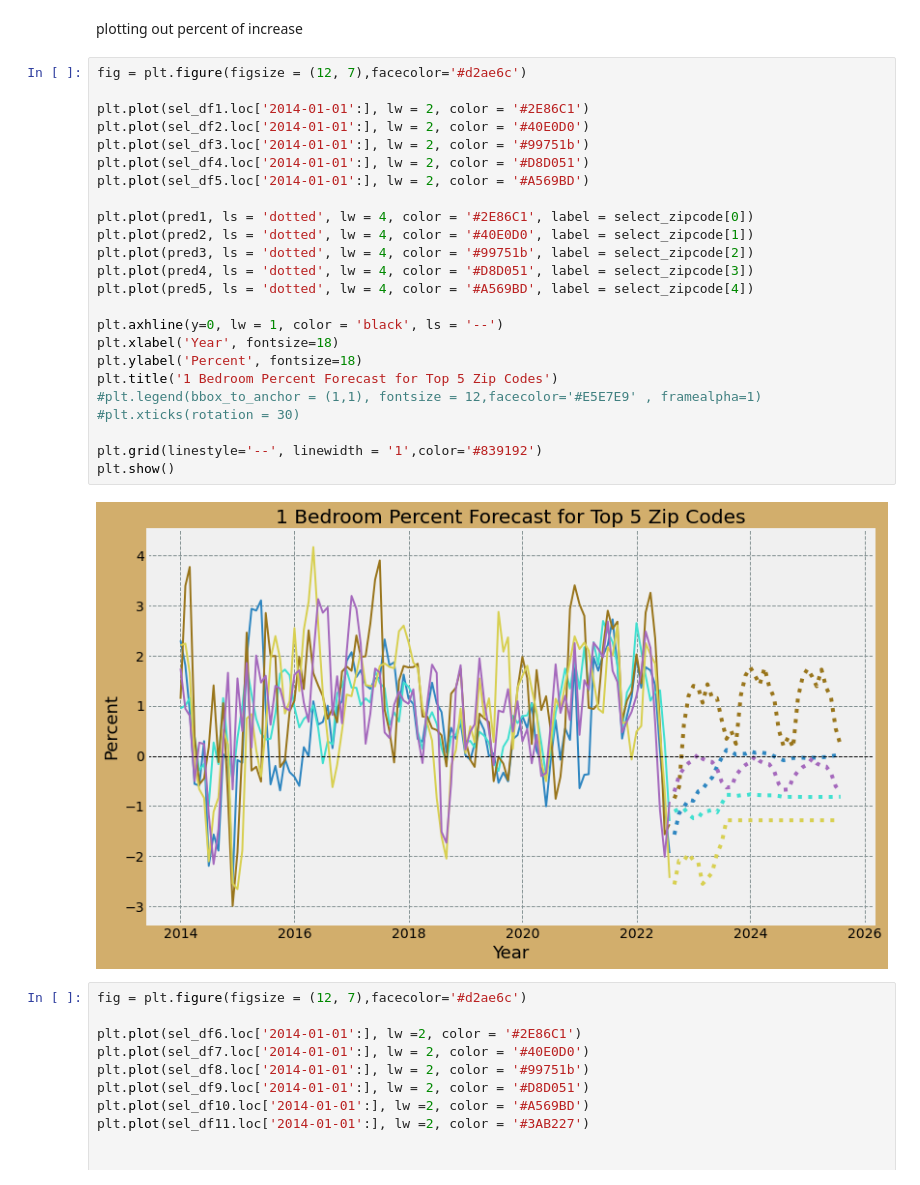
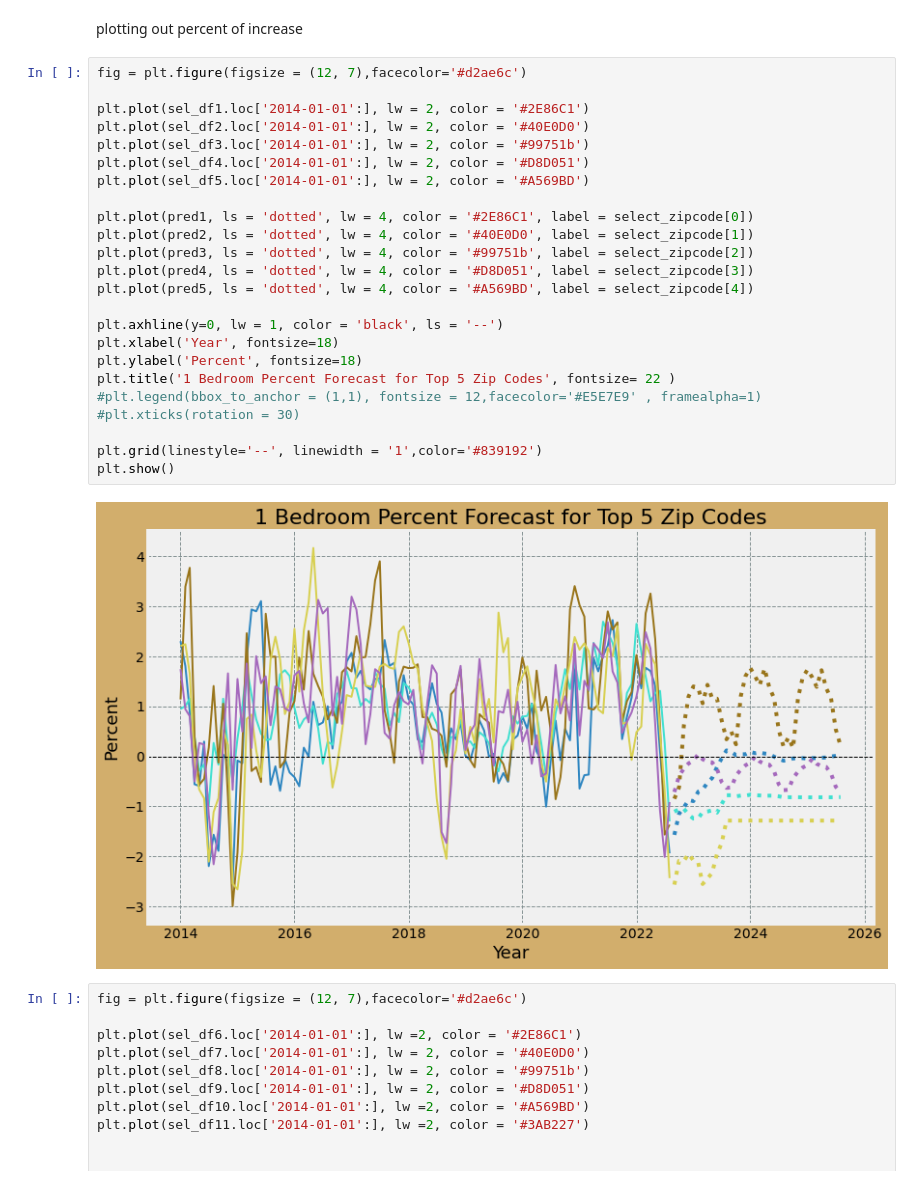
Before and after one commit to SringayKeno/forecasting-home-prices-sacramento-county, a Jupyter notebook: forecast/forecast_one_bedroom.ipynb, the cells around one changed output. Cells and saved outputs as stored; diff of their text form.

```diff
--- a/forecast/forecast_one_bedroom.ipynb
+++ b/forecast/forecast_one_bedroom.ipynb
@@ -237,29 +237,29 @@ plotting out percent of increase
 # %%
 fig = plt.figure(figsize = (12, 7),facecolor='#d2ae6c')
 
 plt.plot(sel_df1.loc['2014-01-01':], lw = 2, color = '#2E86C1')
 plt.plot(sel_df2.loc['2014-01-01':], lw = 2, color = '#40E0D0')
 plt.plot(sel_df3.loc['2014-01-01':], lw = 2, color = '#99751b')
 plt.plot(sel_df4.loc['2014-01-01':], lw = 2, color = '#D8D051')
 plt.plot(sel_df5.loc['2014-01-01':], lw = 2, color = '#A569BD')
 
 plt.plot(pred1, ls = 'dotted', lw = 4, color = '#2E86C1', label = select_zipcode[0])
 plt.plot(pred2, ls = 'dotted', lw = 4, color = '#40E0D0', label = select_zipcode[1])
 plt.plot(pred3, ls = 'dotted', lw = 4, color = '#99751b', label = select_zipcode[2])
 plt.plot(pred4, ls = 'dotted', lw = 4, color = '#D8D051', label = select_zipcode[3])
 plt.plot(pred5, ls = 'dotted', lw = 4, color = '#A569BD', label = select_zipcode[4])
 
 plt.axhline(y=0, lw = 1, color = 'black', ls = '--')
 plt.xlabel('Year', fontsize=18)
 plt.ylabel('Percent', fontsize=18)
-plt.title('1 Bedroom Percent Forecast for Top 5 Zip Codes')
+plt.title('1 Bedroom Percent Forecast for Top 5 Zip Codes', fontsize= 22 )
 #plt.legend(bbox_to_anchor = (1,1), fontsize = 12,facecolor='#E5E7E9' , framealpha=1)
 #plt.xticks(rotation = 30)
 
 plt.grid(linestyle='--', linewidth = '1',color='#839192')
 plt.show()
 # %% [output]
-[figure, old version]
+[figure, new version]
 # %%
 fig = plt.figure(figsize = (12, 7),facecolor='#d2ae6c')
 
```
